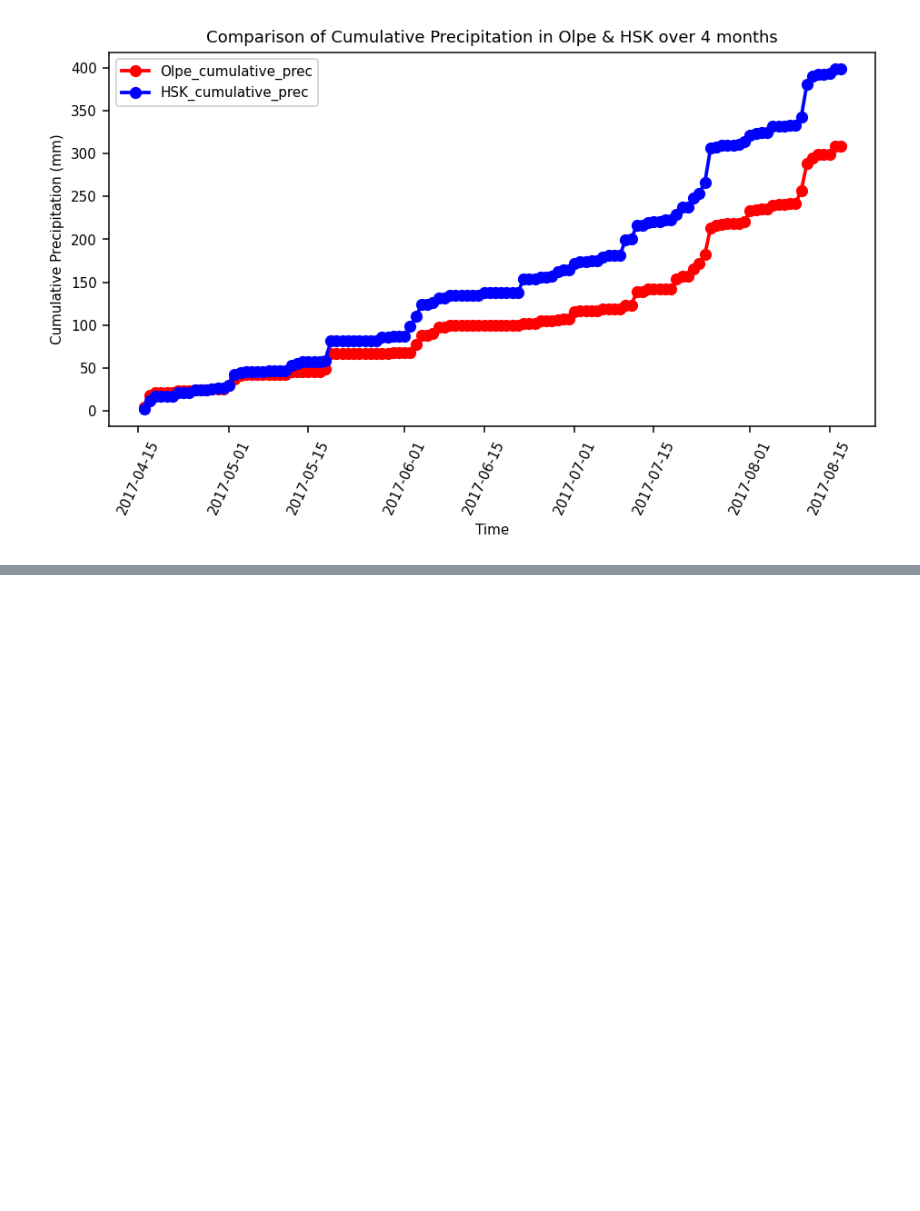
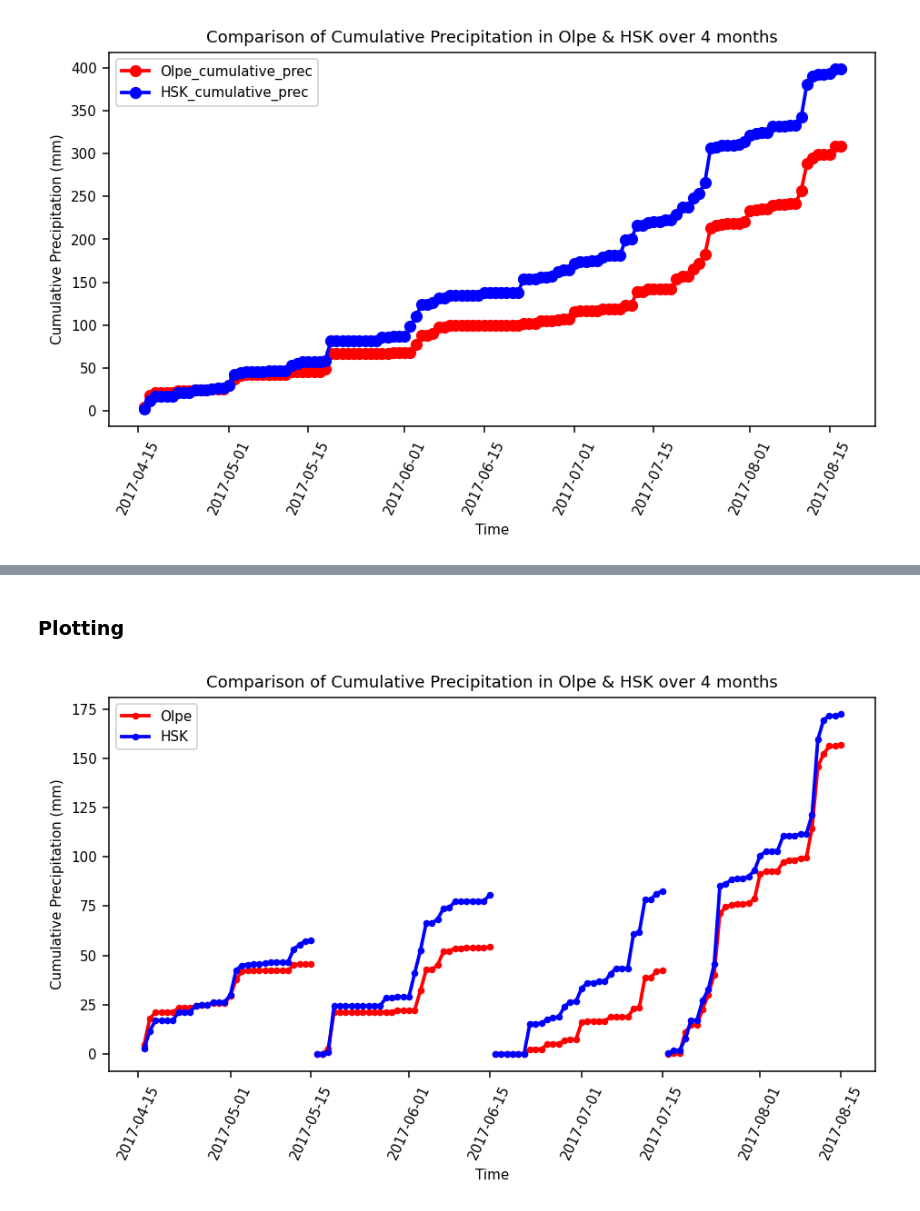
Before and after one commit to ShahinRashidbayli/Project_Geoinfo, a Jupyter notebook: Solution/python_files/exercise_4.ipynb, the cells around one changed output, grey strips where cells are left out. Saved outputs shown, nothing was run; the diff lists cells and outputs as text; code cells hidden in the pictures; blank space fills up the shorter version.

```diff
--- a/Solution/python_files/exercise_4.ipynb
+++ b/Solution/python_files/exercise_4.ipynb
@@ -286,0 +286,2 @@ plt.show()
+# %%
+df_3.set_index("day", inplace = True)
@@ -286,0 +295,18 @@ plt.show()
+# %%
+startdate1 = pd.to_datetime("2017-05-16").date()
+enddate1= pd.to_datetime("2017-06-15").date()
+HSK_June_CumPrec = df_3.loc[startdate1:enddate1]
+HSK_June_CumPrec.insert(loc=1, column='cumPrec_June', value=(np.cumsum(HSK_June_CumPrec['HSK_avg_daily_prep'])))
+HSK_June_CumPrec = HSK_June_CumPrec.reset_index()
+# %%
+startdate1 = pd.to_datetime("2017-06-16").date()
+enddate1= pd.to_datetime("2017-07-15").date()
+HSK_July_CumPrec = df_3.loc[startdate1:enddate1]
+HSK_July_CumPrec.insert(loc=1, column='cumPrec_July', value=(np.cumsum(HSK_July_CumPrec['HSK_avg_daily_prep'])))
+HSK_July_CumPrec = HSK_July_CumPrec.reset_index()
+# %%
+startdate1 = pd.to_datetime("2017-07-16").date()
+enddate1= pd.to_datetime("2017-08-15").date()
+HSK_August_CumPrec = df_3.loc[startdate1:enddate1]
+HSK_August_CumPrec.insert(loc=1, column='cumPrec_August', value=(np.cumsum(HSK_August_CumPrec['HSK_avg_daily_prep'])))
+HSK_August_CumPrec = HSK_August_CumPrec.reset_index()
@@ -286,0 +322,26 @@ plt.show()
+# %% [markdown]
+### Plotting
+# %%
+fig = plt.figure(dpi= 136, figsize=(8,4))
+plt.rcParams.update({'font.size': 8})
+
+plt.plot('day','cumPrec_August',  data=Olpe_August_CumPrec, marker='.', markerfacecolor='red',  color='red', linewidth=2,label='Olpe')
+plt.plot('day','cumPrec_August',  data=HSK_August_CumPrec, marker='.', markerfacecolor='blue',  color='blue', linewidth=2,label='HSK')
+plt.plot('day','cumPrec_July',  data=Olpe_July_CumPrec, marker='.', markerfacecolor='red',  color='red', linewidth=2,label='')
+plt.plot('day','cumPrec_July',  data=HSK_July_CumPrec, marker='.', markerfacecolor='blue',  color='blue', linewidth=2,label='')
+plt.plot('day','cumPrec_June',  data=Olpe_June_CumPrec, marker='.', markerfacecolor='red',  color='red', linewidth=2,label='')
+plt.plot('day','cumPrec_June',  data=HSK_June_CumPrec, marker='.', markerfacecolor='blue',  color='blue', linewidth=2,label='')
+plt.plot('day','cumPrec_May',  data=Olpe_May_CumPrec, marker='.', markerfacecolor='red',  color='red', linewidth=2,label='')
+plt.plot('day','cumPrec_May',  data=HSK_May_CumPrec, marker='.', markerfacecolor='blue',  color='blue', linewidth=2,label='')
+plt.legend()
+
+plt.xlabel('Time')
+plt.ylabel('Cumulative Precipitation (mm)')
+plt.title('Comparison of Cumulative Precipitation in Olpe & HSK over 4 months')
+plt.xticks(rotation=65)
+#plt.savefig('C:/Users/Toshiba/Desktop/Master courses/Geoinformatics/Exercises/Exam files/cumulative_prec_Olpe_HSK')
+
+
+plt.show()
+# %% [output]
+[figure, added]
```
Also changed, not shown: parts of 15 cells of this notebook, 2 other files.
